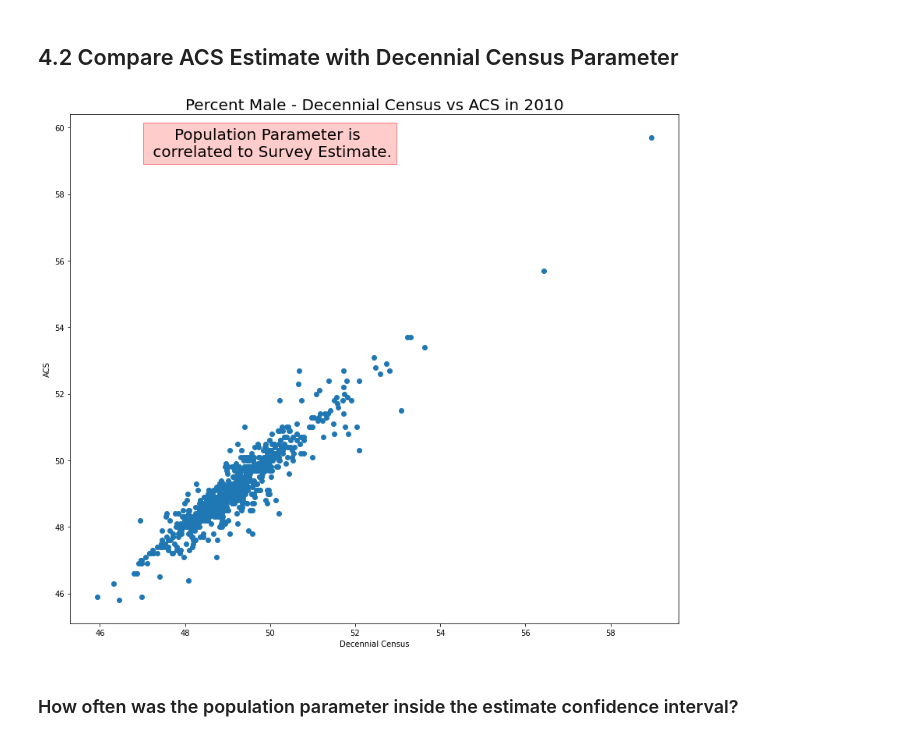
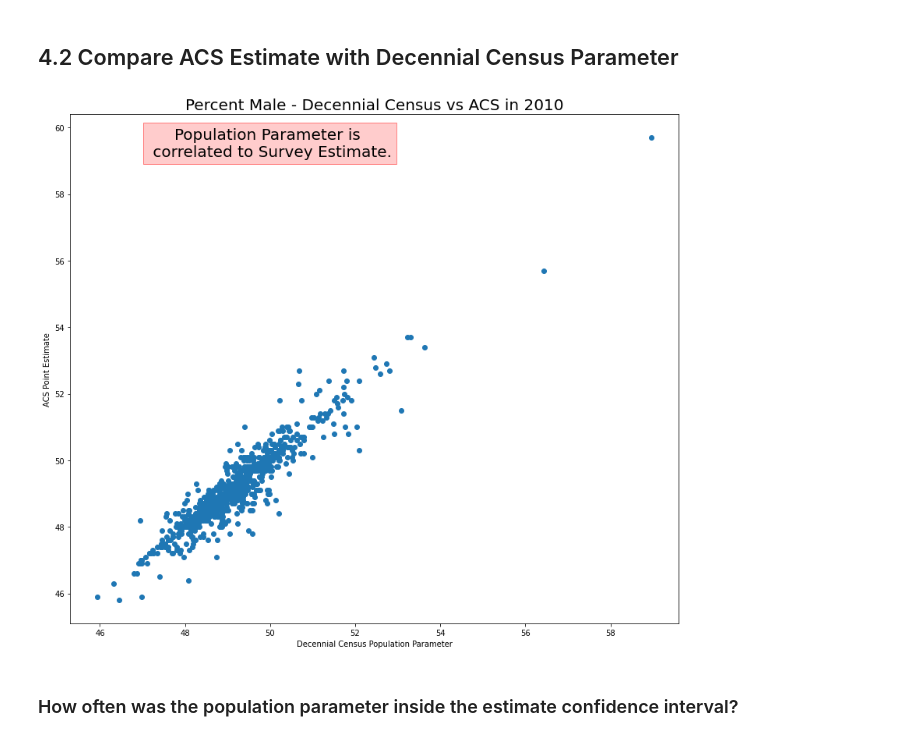
Before and after one commit to npr99/PlanningMethods, a Jupyter notebook: PLAN604_Population_vs_Sample_USCounties.ipynb, the cells around one changed output. Cells and saved outputs as stored; diff of their text form; code cells hidden in the pictures.

Commit message:
minor update population size

```diff
--- a/PLAN604_Population_vs_Sample_USCounties.ipynb
+++ b/PLAN604_Population_vs_Sample_USCounties.ipynb
@@ -394,7 +394,8 @@ merge_pt2_df.head()
 ### 3.1 Add Percent Sample Size
 Look at range of how sample size relates to population size.
 # %%
-merge_pt2_df.loc[:,'Percent Sample Size'] = merge_pt2_df['Sample Size ACS 2010'] / merge_pt2_df['Total Population April 1 2010'] * 100
+merge_pt2_df.loc[:,'Percent Sample Size'] = merge_pt2_df['Sample Size ACS 2010'] / \
+    merge_pt2_df['Total Population April 1 2010'] * 100
 merge_pt2_df['Percent Sample Size'].describe()
 # %% [output]
 count    818.000000
@@ -507,20 +522,20 @@ Table 7. Total population for counties around 65,000 peoople for Decennial and A
 # %%
 # Scatter Plot
 plt.figure(figsize=(14, 12))
 plt.scatter(merge_pt2_df["Percent Male April 1 2010"], merge_pt2_df["Percent Male Population ACS 2010 (estimate)"])
 plt.title('Percent Male - Decennial Census vs ACS in 2010',  fontsize=20)
-plt.xlabel("Decennial Census")
-plt.ylabel('ACS')
+plt.xlabel("Decennial Census Population Parameter")
+plt.ylabel('ACS Point Estimate')
 plt.text(50, 60, "Population Parameter is \n correlated to Survey Estimate.", size=20,
          ha="center", va="top",
          bbox=dict(boxstyle="square",
                    ec=(1., 0.5, 0.5),
                    fc=(1., 0.8, 0.8),
                    )
          )
 plt.show()
 # %% [output]
-[figure, old version]
+[figure, new version]
 # %% [markdown]
 ### How often was the population parameter inside the estimate confidence interval?
 # %%
```
Also changed, not shown: parts of 12 cells of this notebook.
